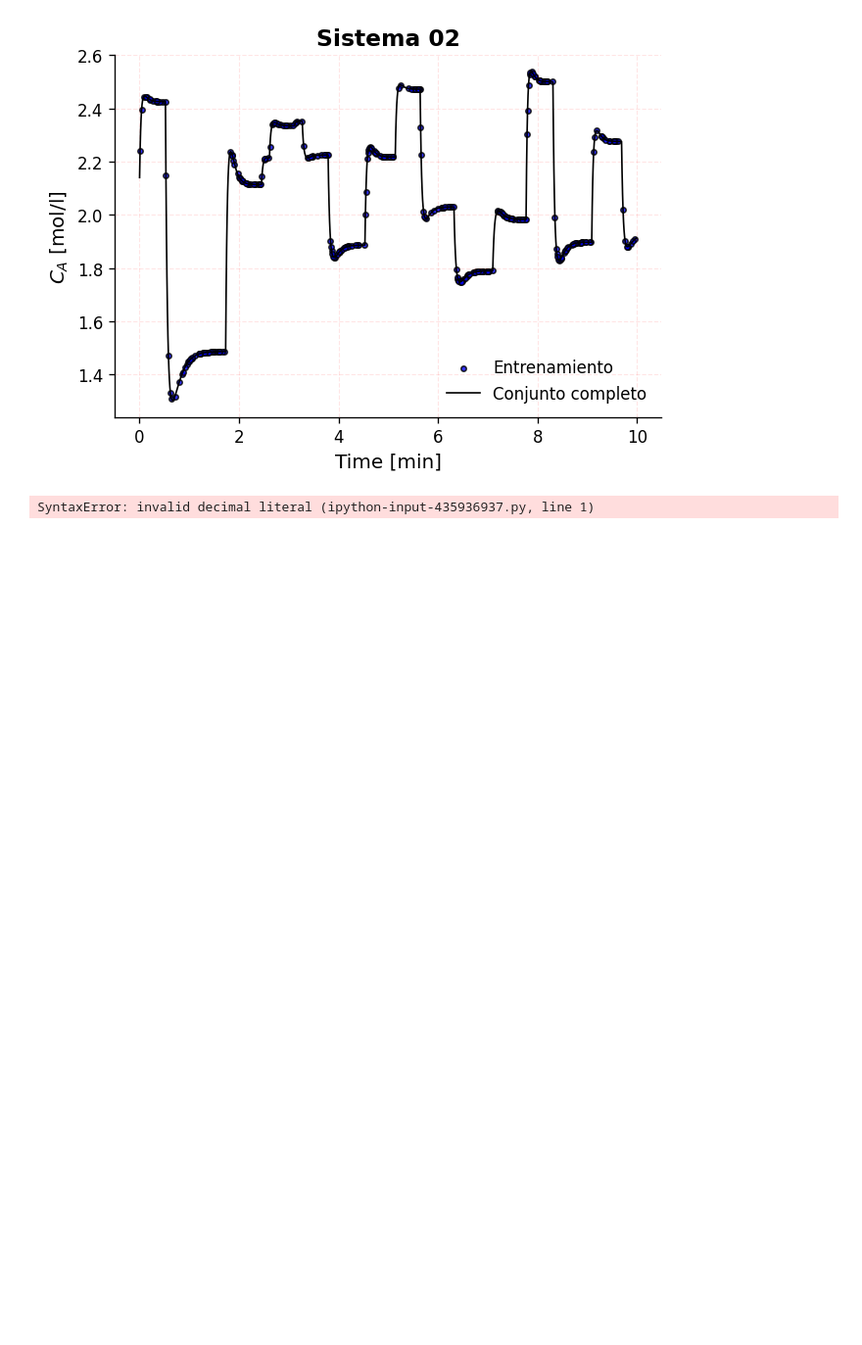
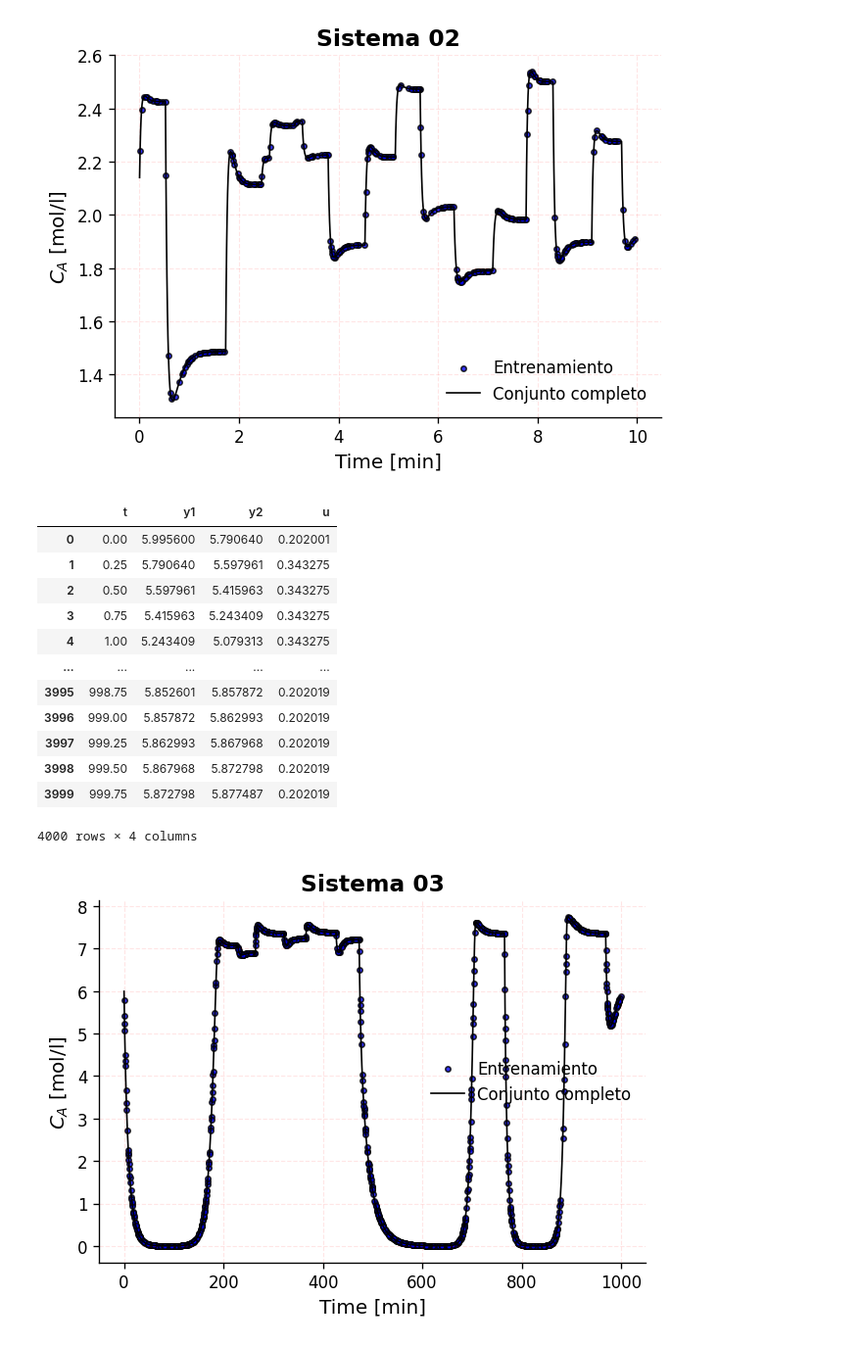
Before and after one commit to DrFaus/benckmark_nonlinear_systems, a Jupyter notebook: MedicionNoLinealidad/Nonlinear_Systems.ipynb, the cells around one changed output. Shown at 98% size. Cells and saved outputs as stored; diff of their text form; code cells hidden in the pictures; blank space fills up the shorter version.

```diff
--- a/MedicionNoLinealidad/Nonlinear_Systems.ipynb
+++ b/MedicionNoLinealidad/Nonlinear_Systems.ipynb
@@ -716,7 +714,76 @@ def system_03(y1, y2, y3, u):
   dx3_dt = -D * x3 + (alpha * miux + beta) * x1
 
   return dx1_dt, dx2_dt, dx3_dt
-# %%
-5y1, y2, y3, y4
-# %% [output]
-SyntaxError: invalid decimal literal (ipython-input-435936937.py, line 1)
+# %%
+import pandas as pd
+from sklearn.model_selection import train_test_split
+
+import random
+semilla = 19
+# semilla += 1
+random.seed(semilla)
+
+fun = system_03
+tamanio_paso = 0.25
+tiempo_simulacion = 1000
+iteraciones = int(tiempo_simulacion / tamanio_paso)
+cx = 5.9956
+cs = 5.0109
+cp = 19.1267
+qc = 0.20200116423026032
+sigma = 0.1
+
+y1 = cx
+y2 = cs
+y3 = cp
+
+y = []
+u = []
+u.append(qc)
+y.append(y1)
+tiempo = [i * tamanio_paso for i in range(iteraciones+1)]
+contador = 0
+
+for iter in range(iteraciones):
+    contador += 1
+    if iter == 0:
+        qcr = qc + sigma * normalvariate();
+    elif (contador > 10) and (abs(mean(y[iter-9:iter-3]) - mean(y[iter-2:iter-1])) < 0.0001):
+        qcr = qc + sigma * normalvariate();
+        contador = 0
+    y1, y2, y3 = runge_kutta_3(fun, y1, y2, y3, qcr, tamanio_paso)
+    y.append(y1)
+    u.append(qcr)
+
+df = pd.DataFrame({"t":tiempo[:-1], "y1":y[:-1], "y2":y[1:], "u":u[:-1]})
+
+X = df[["t", "y1", "y2", "u"]]
+Y = df["y1"]
+X_train, X_test, Y_train, Y_test = train_test_split(X, Y, test_size=0.6666666666, random_state=42)
+
+grafico_sistema(
+    X["t"], X["y1"],
+    X_train["t"], X_train["y1"],
+    "Sistema 03",
+    "Entrenamiento",
+    "Conjunto completo",
+    "Time [min]",
+    "$C_A$ [mol/l]",
+    "system03"
+    )
+df
+# %% [output]
+|  | t | y1 | y2 | u |
+| 0 | 0.00 | 5.995600 | 5.790640 | 0.202001 |
+| 1 | 0.25 | 5.790640 | 5.597961 | 0.343275 |
+| 2 | 0.50 | 5.597961 | 5.415963 | 0.343275 |
+| 3 | 0.75 | 5.415963 | 5.243409 | 0.343275 |
+| 4 | 1.00 | 5.243409 | 5.079313 | 0.343275 |
+| ... | ... | ... | ... | ... |
+| 3995 | 998.75 | 5.852601 | 5.857872 | 0.202019 |
+| 3996 | 999.00 | 5.857872 | 5.862993 | 0.202019 |
+| 3997 | 999.25 | 5.862993 | 5.867968 | 0.202019 |
+| 3998 | 999.50 | 5.867968 | 5.872798 | 0.202019 |
+| 3999 | 999.75 | 5.872798 | 5.877487 | 0.202019 |
+4000 rows × 4 columns
+[figure, added]
```
Also changed, not shown: parts of 5 cells of this notebook.
